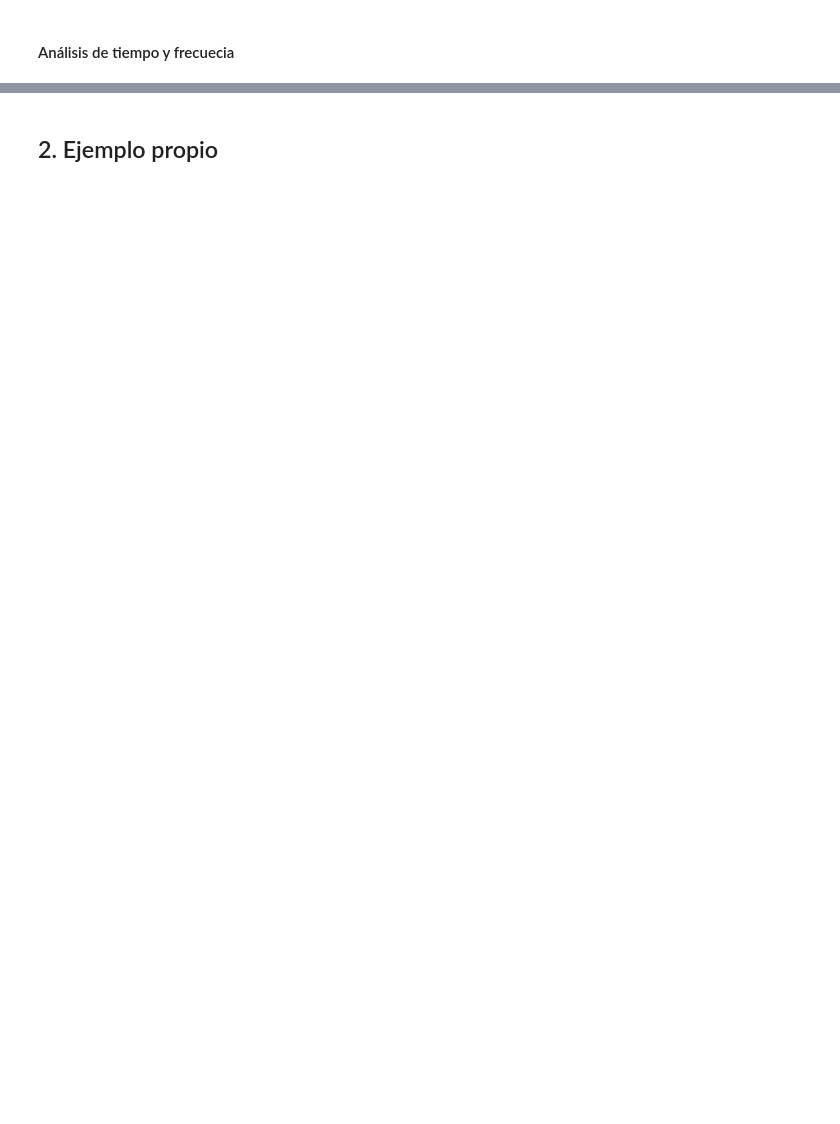
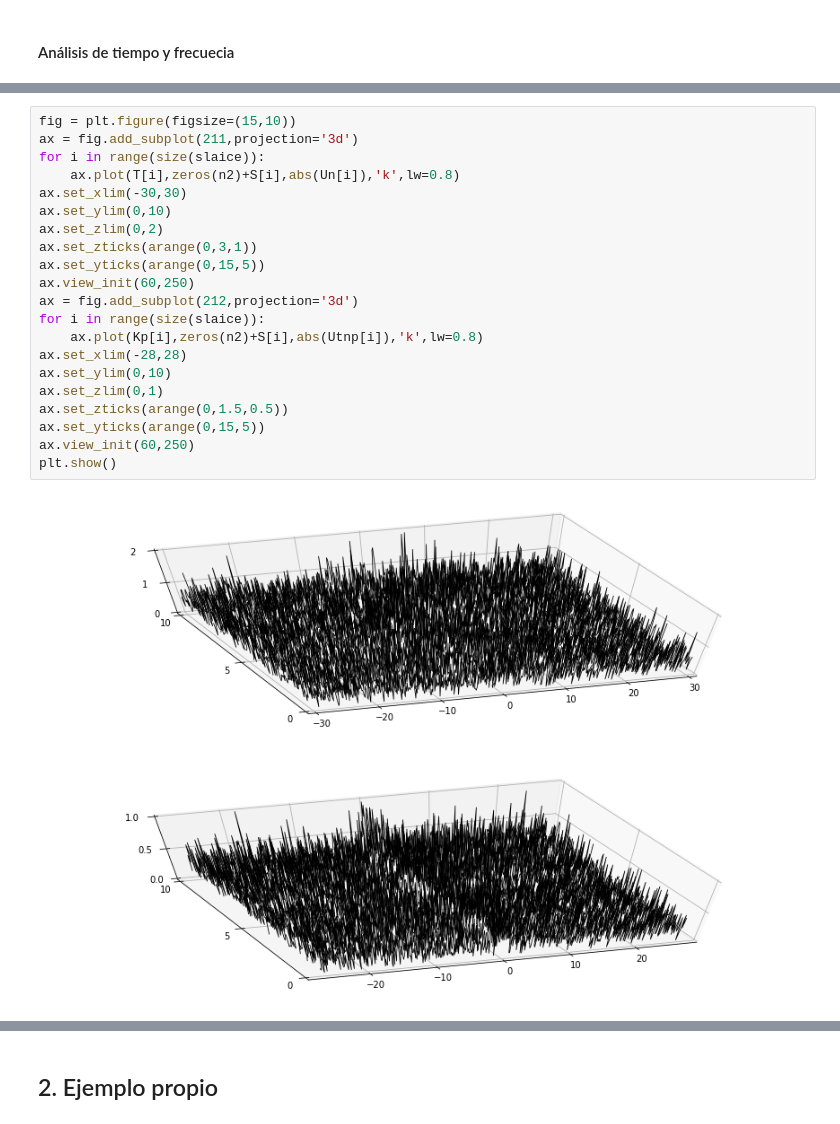
Before and after one commit to nvalencia/-Herramientas-Computacionales-IMEC3602, a Jupyter notebook: Taller_4/201425625_Taller4.ipynb, the cells around one changed output, grey strips where cells are left out. Cells and saved outputs as stored; diff of their text form; blank space fills up the shorter version.

```diff
--- a/Taller_4/201425625_Taller4.ipynb
+++ b/Taller_4/201425625_Taller4.ipynb
@@ -308,0 +361,23 @@ array([[ 29.04748363, -33.81399956,   1.48961039, ..., -10.35863693,
+# %%
+fig = plt.figure(figsize=(15,10))
+ax = fig.add_subplot(211,projection='3d')
+for i in range(size(slaice)):
+    ax.plot(T[i],zeros(n2)+S[i],abs(Un[i]),'k',lw=0.8)
+ax.set_xlim(-30,30)
+ax.set_ylim(0,10)
+ax.set_zlim(0,2)
+ax.set_zticks(arange(0,3,1))
+ax.set_yticks(arange(0,15,5))
+ax.view_init(60,250)
+ax = fig.add_subplot(212,projection='3d')
+for i in range(size(slaice)):
+    ax.plot(Kp[i],zeros(n2)+S[i],abs(Utnp[i]),'k',lw=0.8)
+ax.set_xlim(-28,28)
+ax.set_ylim(0,10)
+ax.set_zlim(0,1)
+ax.set_zticks(arange(0,1.5,0.5))
+ax.set_yticks(arange(0,15,5))
+ax.view_init(60,250)
+plt.show()
+# %% [output]
+[figure, added]
```
Also changed, not shown: parts of 11 cells of this notebook.
